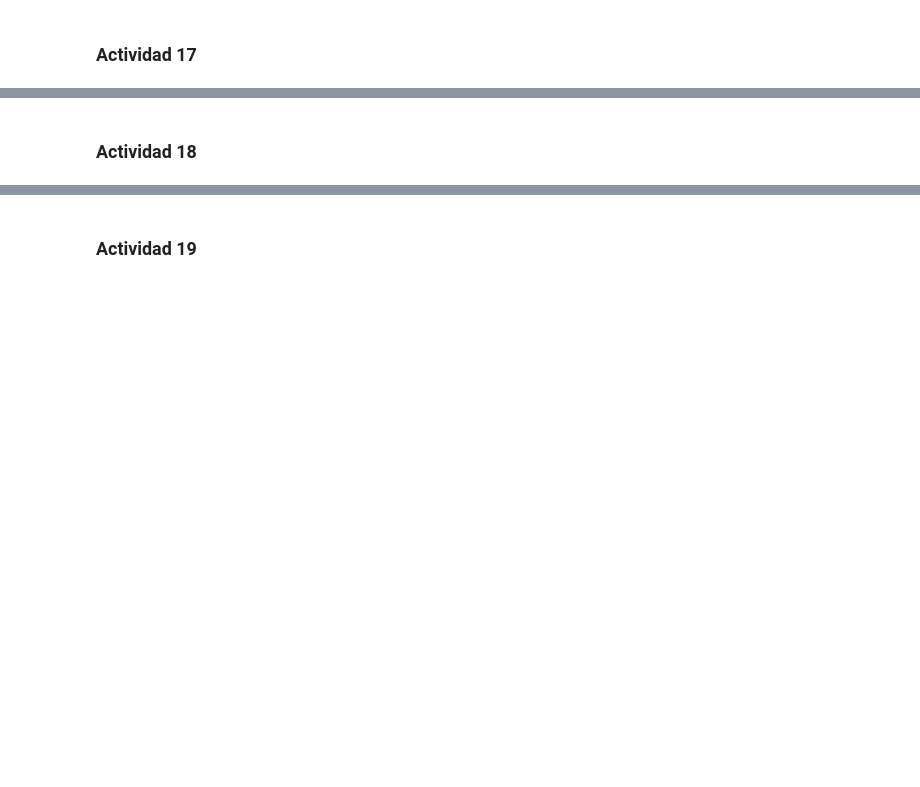
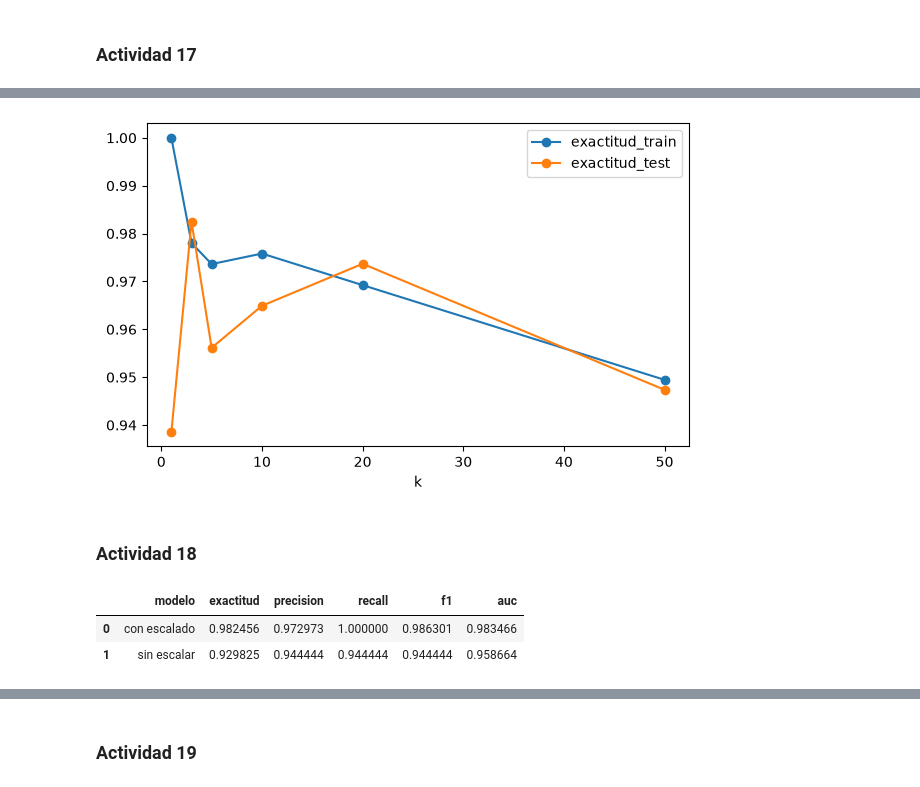
Before and after one commit to marcell-llerena/datascience-g8, a Jupyter notebook: notebooks/20260911_34_clasificacion.ipynb, the cells around one changed output, grey strips where cells are left out. Cells and saved outputs as stored; diff of their text form; code cells hidden in the pictures; blank space fills up the shorter version.

```diff
--- a/notebooks/20260911_34_clasificacion.ipynb
+++ b/notebooks/20260911_34_clasificacion.ipynb
@@ -358,2 +497,19 @@ weighted avg     0.9825    0.9825    0.9825       114
 # %% [markdown]
 ### Actividad 17
+# %%
+filas = []
+
+for k in [1, 3, 5, 10, 20, 50]:
+    m = make_pipeline(
+        StandardScaler(),
+        KNeighborsClassifier(n_neighbors=k)
+    )
+    m.fit(X_train, y_train)
+    filas.append({
+        "k": k,
+        "exactitud_train": m.score(X_train, y_train),
+        "exactitud_test": m.score(X_test, y_test)
+    })
+
+dff = pd.DataFrame(filas).set_index("k")
+dff
@@ -360,2 +525,24 @@ weighted avg     0.9825    0.9825    0.9825       114
+# %%
+dff.plot(marker="o", figsize=(7, 4.2))
+plt.show()
+# %% [output]
+[figure, added]
 # %% [markdown]
 ### Actividad 18
+# %%
+from sklearn.neighbors import KNeighborsClassifier
+
+filas = []
+knn_sin_escalar = make_pipeline(KNeighborsClassifier(n_neighbors=10))
+knn_sin_escalar.fit(X_train, y_train)
+
+comparacion = pd.DataFrame([
+    evaluar(knn, "con escalado", X_test, y_test),
+    evaluar(knn_sin_escalar, "sin escalar",  X_test, y_test)
+])
+
+pd.DataFrame(comparacion)
+# %% [output]
+|  | modelo | exactitud | precision | recall | f1 | auc |
+| 0 | con escalado | 0.982456 | 0.972973 | 1.000000 | 0.986301 | 0.983466 |
+| 1 | sin escalar | 0.929825 | 0.944444 | 0.944444 | 0.944444 | 0.958664 |
```
Also changed, not shown: parts of 39 cells of this notebook.
